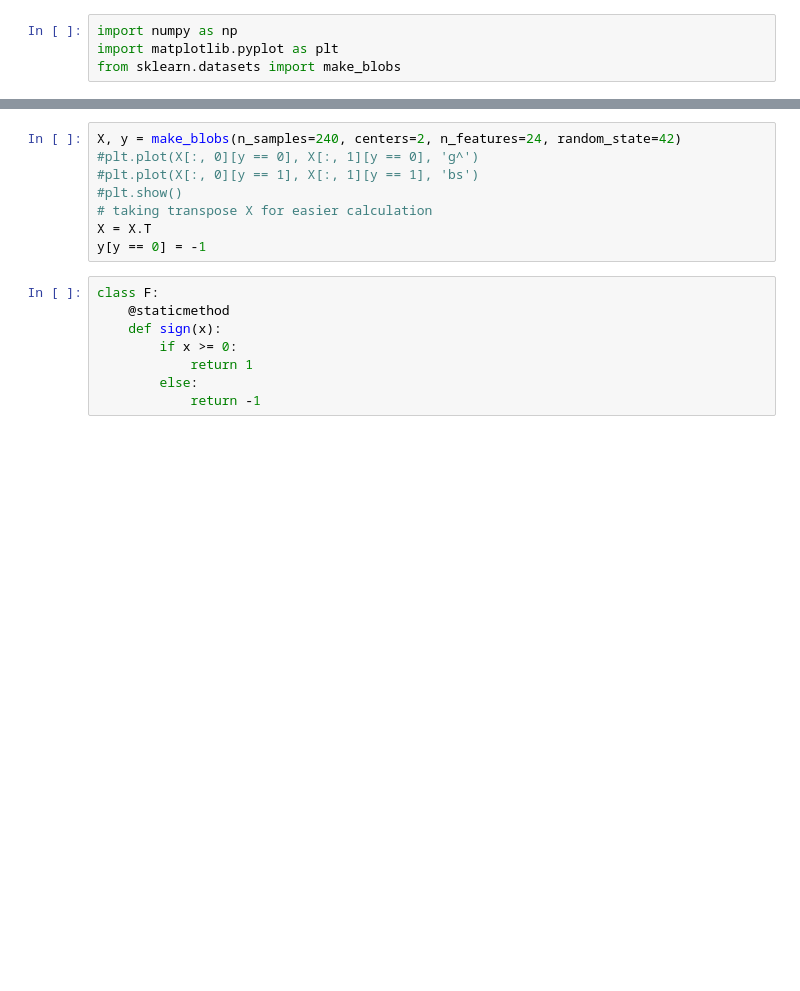
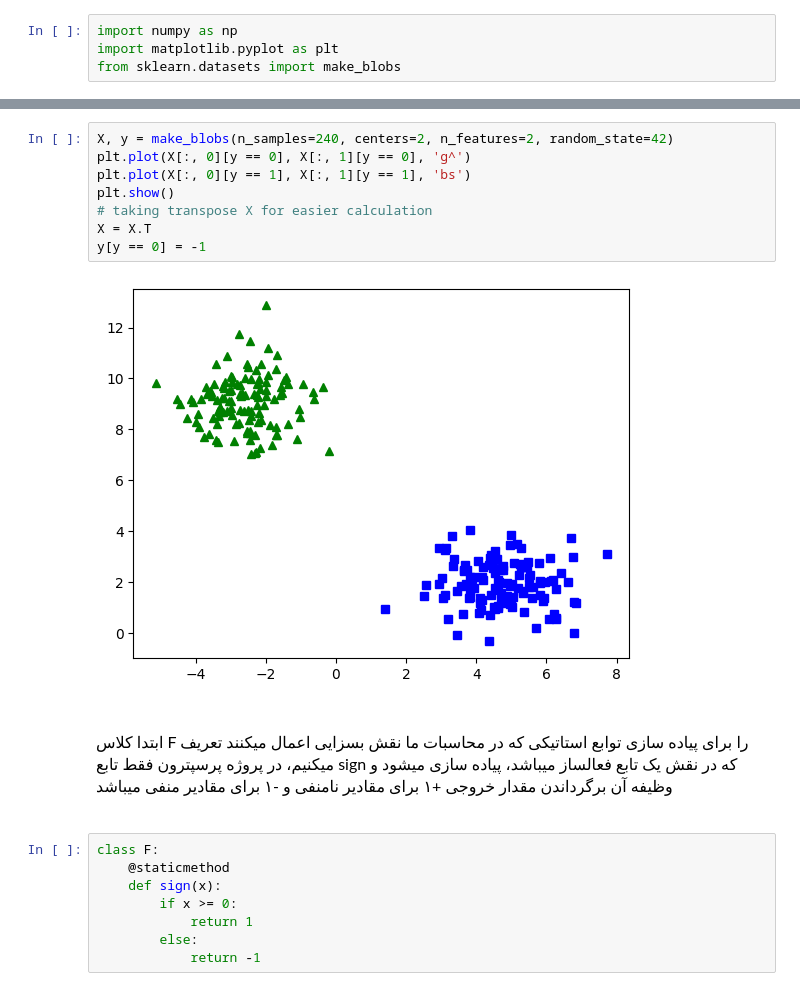
Before and after one commit to Arianof/Perceptron, a Jupyter notebook: Perceptron.ipynb, the cells around one changed output, grey strips where cells are left out. Drawn from its saved outputs; the diff is of its cells as text; blank space fills up the shorter version.

```diff
--- a/Perceptron.ipynb
+++ b/Perceptron.ipynb
@@ -5,11 +34,20 @@ from sklearn.datasets import make_blobs
 # %%
-X, y = make_blobs(n_samples=240, centers=2, n_features=24, random_state=42)
-#plt.plot(X[:, 0][y == 0], X[:, 1][y == 0], 'g^')
-#plt.plot(X[:, 0][y == 1], X[:, 1][y == 1], 'bs')
-#plt.show()
+X, y = make_blobs(n_samples=240, centers=2, n_features=2, random_state=42)
+plt.plot(X[:, 0][y == 0], X[:, 1][y == 0], 'g^')
+plt.plot(X[:, 0][y == 1], X[:, 1][y == 1], 'bs')
+plt.show()
 # taking transpose X for easier calculation
 X = X.T
 y[y == 0] = -1
+# %% [output]
+[figure, added]
+# %% [markdown]
+<br/>
+<div dir="rtl">
+<font size="3"><font/>
+ابتدا کلاس F  را برای پیاده سازی توابع استاتیکی که در محاسبات ما نقش بسزایی اعمال میکنند تعریف میکنیم، در پروژه پرسپترون فقط تابع sign که در نقش یک تابع فعالساز میباشد، پیاده سازی میشود و وظیفه آن برگرداندن مقدار خروجی +۱ برای مقادیر نامنفی و -۱ برای مقادیر منفی میباشد
+</div>
+<br/>
 # %%
 class F:
     @staticmethod
```
Also changed, not shown: parts of 12 cells of this notebook.
